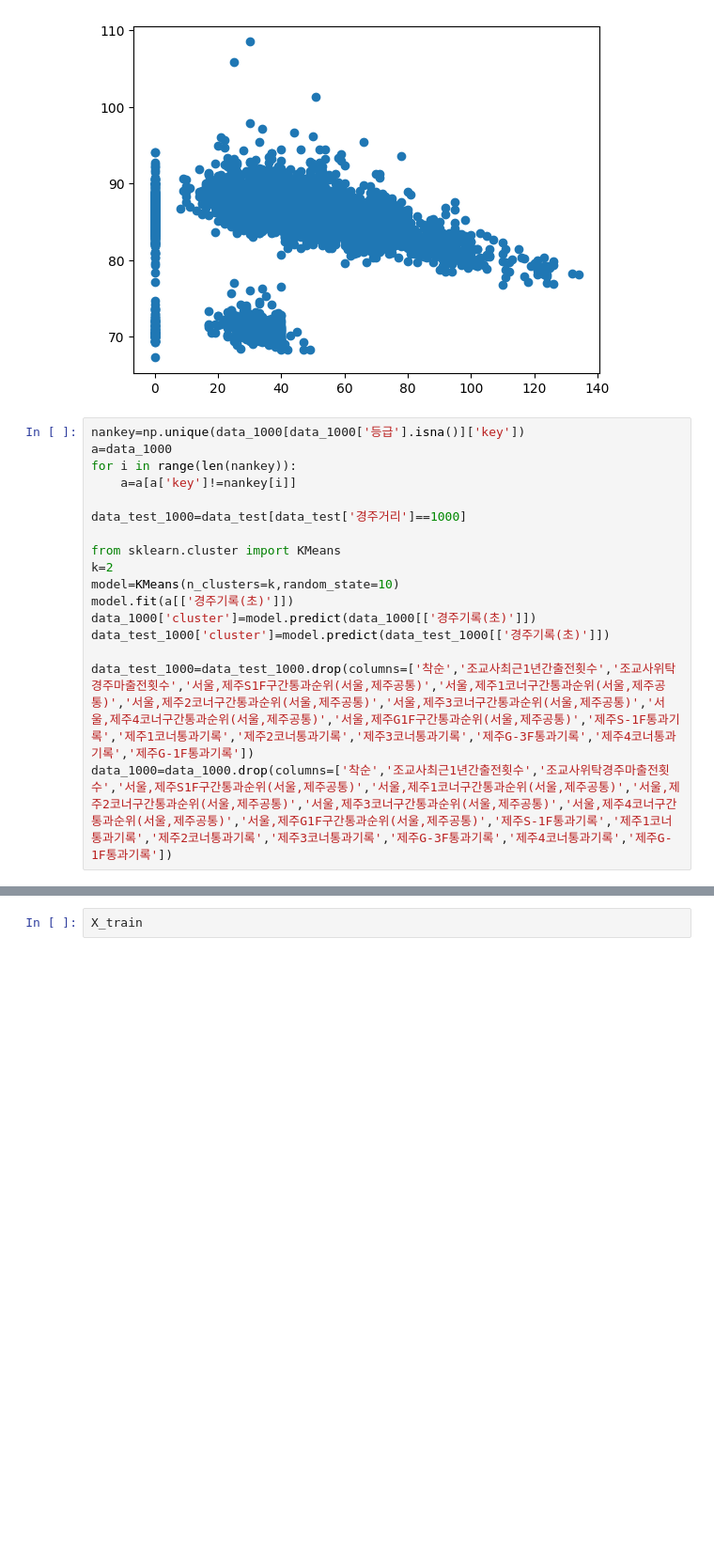
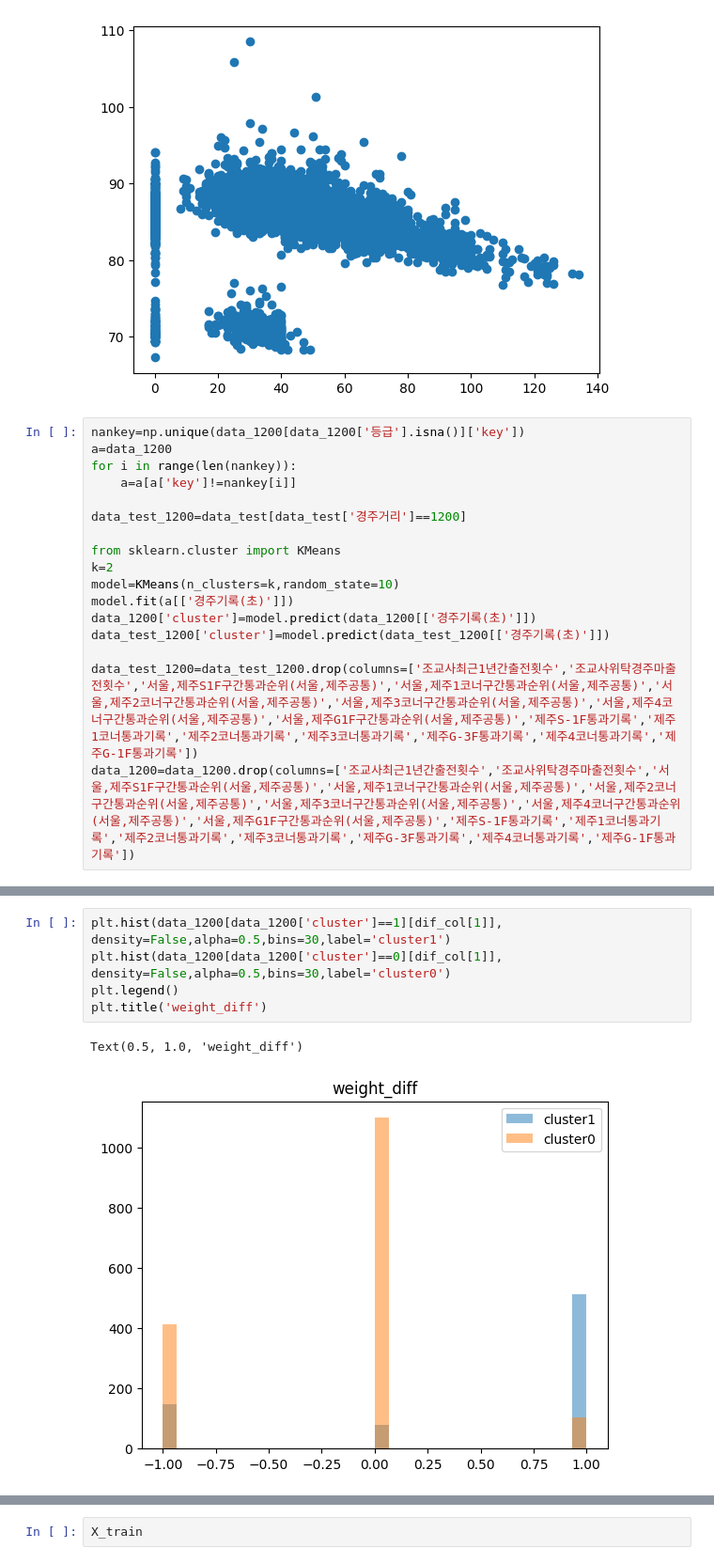
Before and after one commit to chomgid/HorceRacingPrediction2023, a Jupyter notebook: Jaehoon/edaedaeda.ipynb, the cells around one changed output, grey strips where cells are left out. Shown at 94% size. Cells and saved outputs as stored; diff of their text form; blank space fills up the shorter version.

```diff
--- a/Jaehoon/edaedaeda.ipynb
+++ b/Jaehoon/edaedaeda.ipynb
@@ -74,19 +250,19 @@ plt.show()
 # %% [output]
 [figure]
 # %%
-nankey=np.unique(data_1000[data_1000['등급'].isna()]['key'])
-a=data_1000
+nankey=np.unique(data_1200[data_1200['등급'].isna()]['key'])
+a=data_1200
 for i in range(len(nankey)):
     a=a[a['key']!=nankey[i]]
 
-data_test_1000=data_test[data_test['경주거리']==1000]
+data_test_1200=data_test[data_test['경주거리']==1200]
 
 from sklearn.cluster import KMeans
 k=2
 model=KMeans(n_clusters=k,random_state=10)
 model.fit(a[['경주기록(초)']])
-data_1000['cluster']=model.predict(data_1000[['경주기록(초)']])
-data_test_1000['cluster']=model.predict(data_test_1000[['경주기록(초)']])
+data_1200['cluster']=model.predict(data_1200[['경주기록(초)']])
+data_test_1200['cluster']=model.predict(data_test_1200[['경주기록(초)']])
 
-data_test_1000=data_test_1000.drop(columns=['착순','조교사최근1년간출전횟수','조교사위탁경주마출전횟수','서울,제주S1F구간통과순위(서울,제주공통)','서울,제주1코너구간통과순위(서울,제주공통)','서울,제주2코너구간통과순위(서울,제주공통)','서울,제주3코너구간통과순위(서울,제주공통)','서울,제주4코너구간통과순위(서울,제주공통)','서울,제주G1F구간통과순위(서울,제주공통)','제주S-1F통과기록','제주1코너통과기록','제주2코너통과기록','제주3코너통과기록','제주G-3F통과기록','제주4코너통과기록','제주G-1F통과기록'])
-data_1000=data_1000.drop(columns=['착순','조교사최근1년간출전횟수','조교사위탁경주마출전횟수','서울,제주S1F구간통과순위(서울,제주공통)','서울,제주1코너구간통과순위(서울,제주공통)','서울,제주2코너구간통과순위(서울,제주공통)','서울,제주3코너구간통과순위(서울,제주공통)','서울,제주4코너구간통과순위(서울,제주공통)','서울,제주G1F구간통과순위(서울,제주공통)','제주S-1F통과기록','제주1코너통과기록','제주2코너통과기록','제주3코너통과기록','제주G-3F통과기록','제주4코너통과기록','제주G-1F통과기록'])
+data_test_1200=data_test_1200.drop(columns=['조교사최근1년간출전횟수','조교사위탁경주마출전횟수','서울,제주S1F구간통과순위(서울,제주공통)','서울,제주1코너구간통과순위(서울,제주공통)','서울,제주2코너구간통과순위(서울,제주공통)','서울,제주3코너구간통과순위(서울,제주공통)','서울,제주4코너구간통과순위(서울,제주공통)','서울,제주G1F구간통과순위(서울,제주공통)','제주S-1F통과기록','제주1코너통과기록','제주2코너통과기록','제주3코너통과기록','제주G-3F통과기록','제주4코너통과기록','제주G-1F통과기록'])
+data_1200=data_1200.drop(columns=['조교사최근1년간출전횟수','조교사위탁경주마출전횟수','서울,제주S1F구간통과순위(서울,제주공통)','서울,제주1코너구간통과순위(서울,제주공통)','서울,제주2코너구간통과순위(서울,제주공통)','서울,제주3코너구간통과순위(서울,제주공통)','서울,제주4코너구간통과순위(서울,제주공통)','서울,제주G1F구간통과순위(서울,제주공통)','제주S-1F통과기록','제주1코너통과기록','제주2코너통과기록','제주3코너통과기록','제주G-3F통과기록','제주4코너통과기록','제주G-1F통과기록'])
@@ -114,0 +280,8 @@ data_1000
+# %%
+plt.hist(data_1200[data_1200['cluster']==1][dif_col[1]], density=False,alpha=0.5,bins=30,label='cluster1')
+plt.hist(data_1200[data_1200['cluster']==0][dif_col[1]], density=False,alpha=0.5,bins=30,label='cluster0')
+plt.legend()
+plt.title('weight_diff')
+# %% [output]
+Text(0.5, 1.0, 'weight_diff')
+[figure, added]
```
Also changed, not shown: parts of 65 cells of this notebook.
